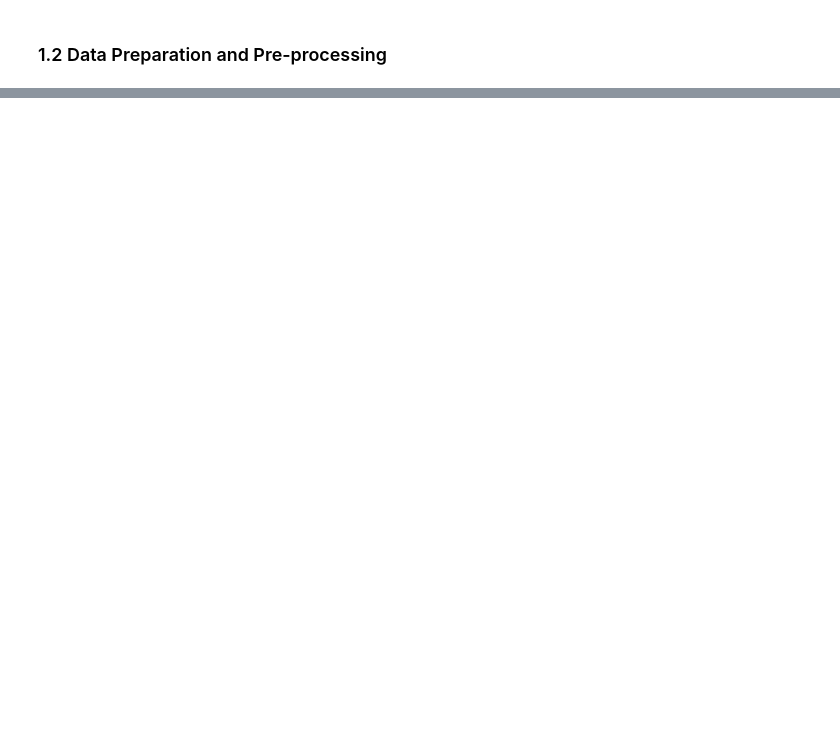
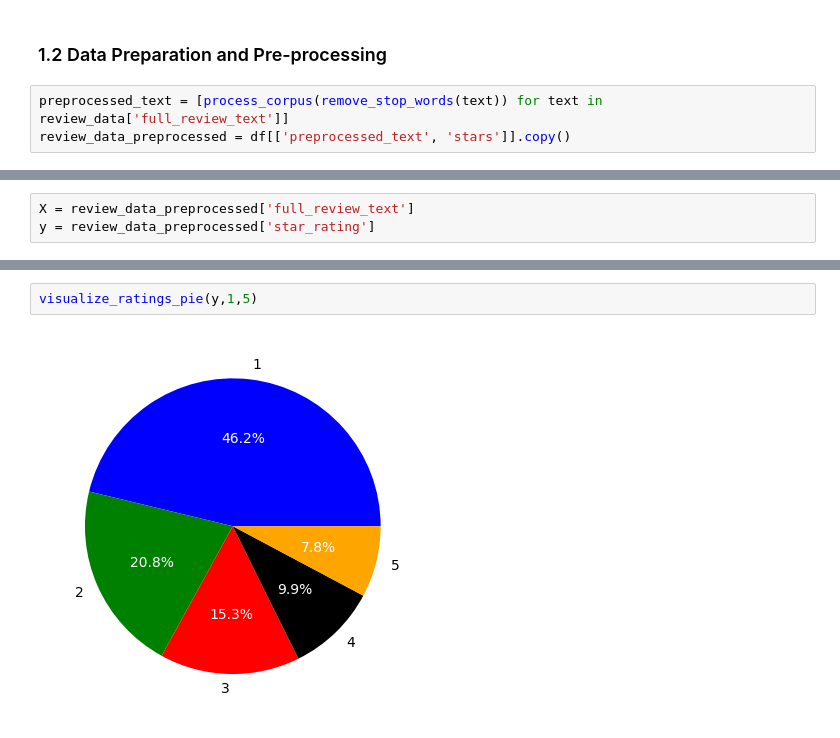
Before and after one commit to Popusa/sentiment-analysis-yelp, a Jupyter notebook: code/dl_optimization.ipynb, the cells around one changed output, grey strips where cells are left out. Drawn from its saved outputs; the diff is of its cells as text; blank space fills up the shorter version.

Commit message:
finished data sourcing and some preparation

```diff
--- a/code/dl_optimization.ipynb
+++ b/code/dl_optimization.ipynb
@@ -130,2 +192,5 @@ percent_loaded
 # %% [markdown]
 ### 1.2 Data Preparation and Pre-processing
+# %%
+preprocessed_text = [process_corpus(remove_stop_words(text)) for text in review_data['full_review_text']]
+review_data_preprocessed = df[['preprocessed_text', 'stars']].copy()
@@ -131,0 +201,3 @@ percent_loaded
+# %%
+X = review_data_preprocessed['full_review_text']
+y = review_data_preprocessed['star_rating']
@@ -131,0 +229,4 @@ percent_loaded
+# %%
+visualize_ratings_pie(y,1,5)
+# %% [output]
+[figure, added]
```
Also changed, not shown: parts of 15 cells of this notebook, 1 other file.
